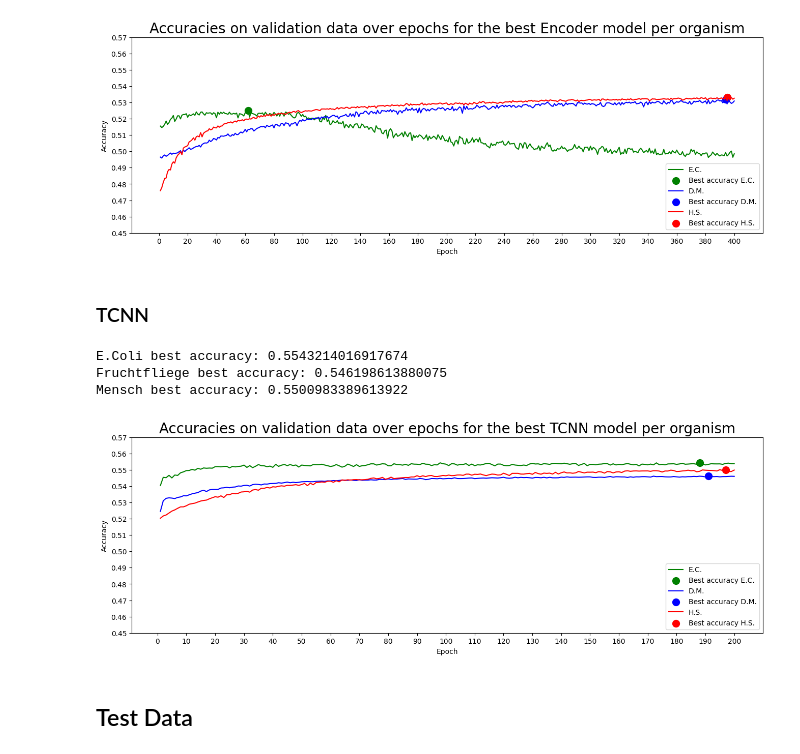
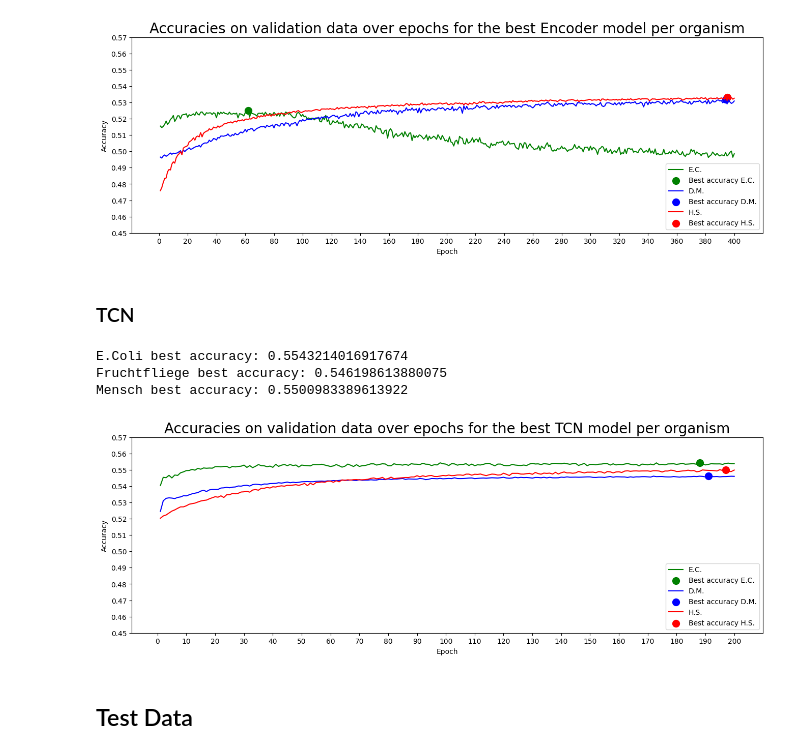
Before and after one commit to maxikuehn/PMDS_Codons, a Jupyter notebook: notebooks/09_Accuracy_Results_Overview.ipynb, the cells around one changed output. Drawn from its saved outputs; the diff is of its cells as text; code cells hidden in the pictures.

```diff
--- a/notebooks/09_Accuracy_Results_Overview.ipynb
+++ b/notebooks/09_Accuracy_Results_Overview.ipynb
@@ -41,7 +41,7 @@ Fruchtfliege best accuracy: 0.5319
 Mensch best accuracy: 0.5331
 [figure]
 # %% [markdown]
-### TCNN
+### TCN
 # %%
 with open('../data/E.Coli/tcnn_training_valid_accs.json', 'r') as file:
     training_accuracies_ecoli_tcnn = json.load(file)['training_valid_accs']
@@ -52,15 +52,15 @@ with open('../data/Homo.Sapiens/tcnn_training_valid_accs.json', 'r') as file:
 # %%
 training_accuracies_tcnn = {
     "E.Coli": training_accuracies_ecoli_tcnn,
     "Fruchtfliege": training_accuracies_fruchtfliege_tcnn,
     "Mensch": training_accuracies_mensch_tcnn
 }
-mle.plot_training_accuracies(training_accuracies_tcnn, 'TCNN', 10)
+mle.plot_training_accuracies(training_accuracies_tcnn, 'TCN', 10)
 # %% [output]
 E.Coli best accuracy: 0.5543214016917674
 Fruchtfliege best accuracy: 0.546198613880075
 Mensch best accuracy: 0.5500983389613922
-[figure, old version]
+[figure, new version]
 # %% [markdown]
 ## Test Data
 # %% [markdown]
```
Also changed, not shown: parts of 8 cells of this notebook, 2 other files.
